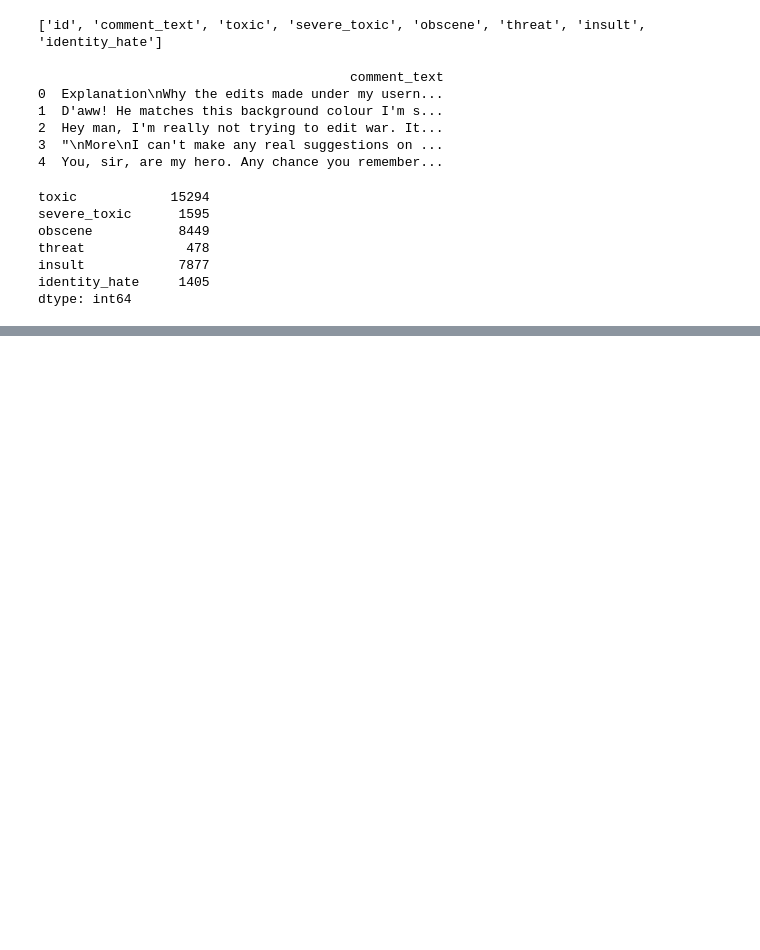
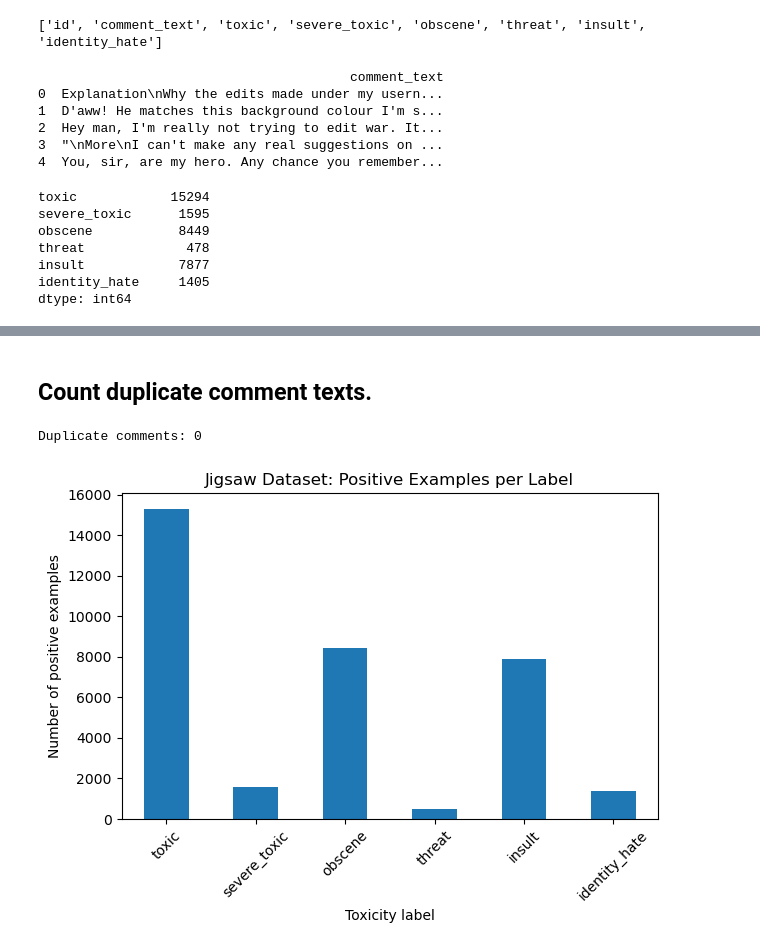
Before and after one commit to Dev124421/smart-community, a Jupyter notebook: ml_service/src/explore_data.ipynb, the cells around one changed output, grey strips where cells are left out. Saved outputs shown, nothing was run; the diff lists cells and outputs as text; code cells hidden in the pictures; blank space fills up the shorter version.

Commit message:
Explore the Jigsaw dataset

```diff
--- a/ml_service/src/explore_data.ipynb
+++ b/ml_service/src/explore_data.ipynb
@@ -78,0 +95,6 @@ dtype: int64
+# %% [markdown]
+## Count duplicate comment texts.
+# %%
+print("\nDuplicate comments:", df["comment_text"].duplicated().sum())
+# %% [output]
+Duplicate comments: 0
@@ -78,0 +103,12 @@ dtype: int64
+# %%
+# Plot the number of positive examples for each label.
+label_counts.plot(kind="bar")
+
+plt.title("Jigsaw Dataset: Positive Examples per Label")
+plt.xlabel("Toxicity label")
+plt.ylabel("Number of positive examples")
+plt.xticks(rotation=45)
+plt.tight_layout()
+plt.show()
+# %% [output]
+[figure, added]
```
Also changed, not shown: parts of 3 cells of this notebook.
